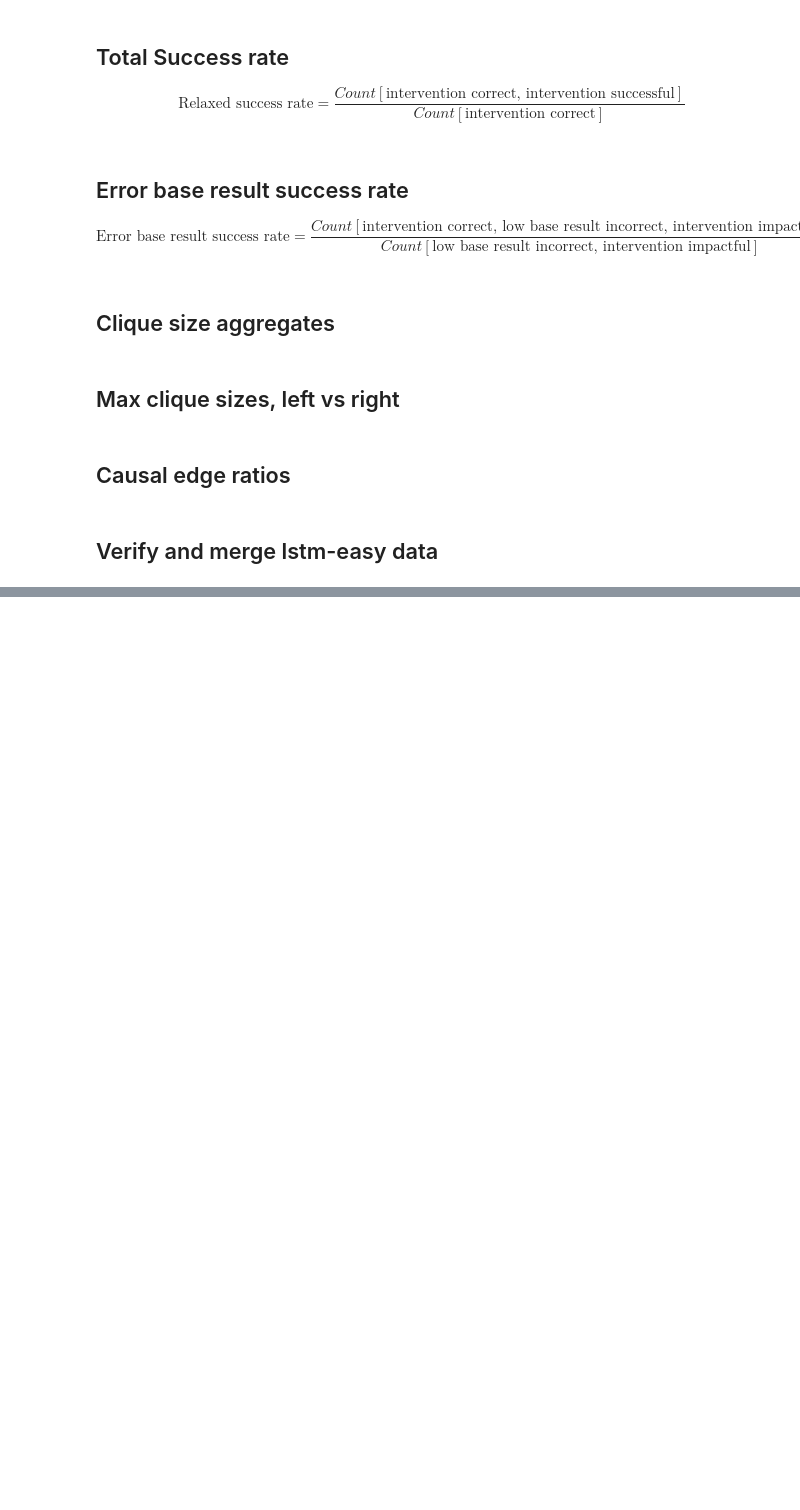
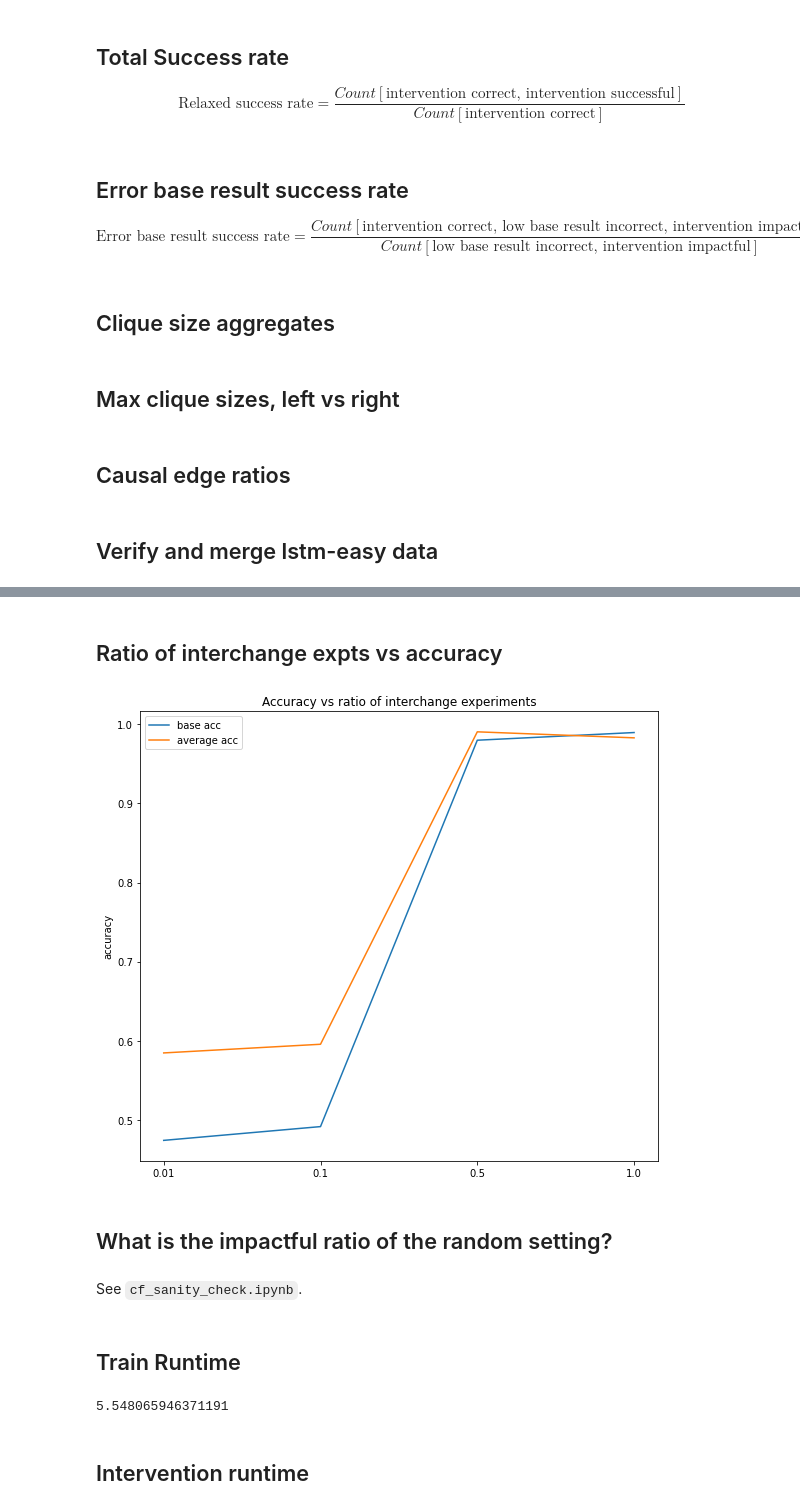
Before and after one commit to atticusg/Interchange, a Jupyter notebook: interchange_analysis.ipynb, the cells around one changed output, grey strips where cells are left out. Cells and saved outputs as stored; diff of their text form; code cells hidden in the pictures; blank space fills up the shorter version.

```diff
--- a/interchange_analysis.ipynb
+++ b/interchange_analysis.ipynb
@@ -869,0 +905,30 @@ multi_bar_plot(
+# %% [markdown]
+## Ratio of interchange expts vs accuracy
+# %%
+x_labels = [0.01, 0.1, 0.5, 1.0]
+base_acc = [0.474247424742474, 0.491649164916492, 0.97979797979798, 0.98949894989499]
+avg_acc = [0.584723712371237, 0.595674582458246, 0.990399474947495, 0.98279898989899]
+multi_line_plot(
+    x_labels=x_labels,
+    data=[base_acc, avg_acc],
+    line_labels=["base acc", "average acc"],
+    y_label="accuracy",
+    title="Accuracy vs ratio of interchange experiments"
+)
+# %% [output]
+[figure, added]
+# %% [markdown]
+## What is the impactful ratio of the random setting?
+# %% [markdown]
+See `cf_sanity_check.ipynb`.
+# %% [markdown]
+## Train Runtime
+# %%
+runtimes = [14851.9250094891, 18161.8690459728, 21235.2449526787, 24928.4501359463, 6343.39914464951, 34268.5582425594, 2866.37922239304, 24146.7424619198, 14544.206348896, 15665.1484704018, 18027.845297575, 12379.3157374859, 28833.8018789291, 24091.8071093559, 34847.7688510418, 24376.1366016865]
+
+mean_runtime = sum(runtimes) / len(runtimes) / 3600
+print(mean_runtime)
+# %% [output]
+5.548065946371191
+# %% [markdown]
+## Intervention runtime
```
Also changed, not shown: parts of 16 cells of this notebook, 5 other files.
